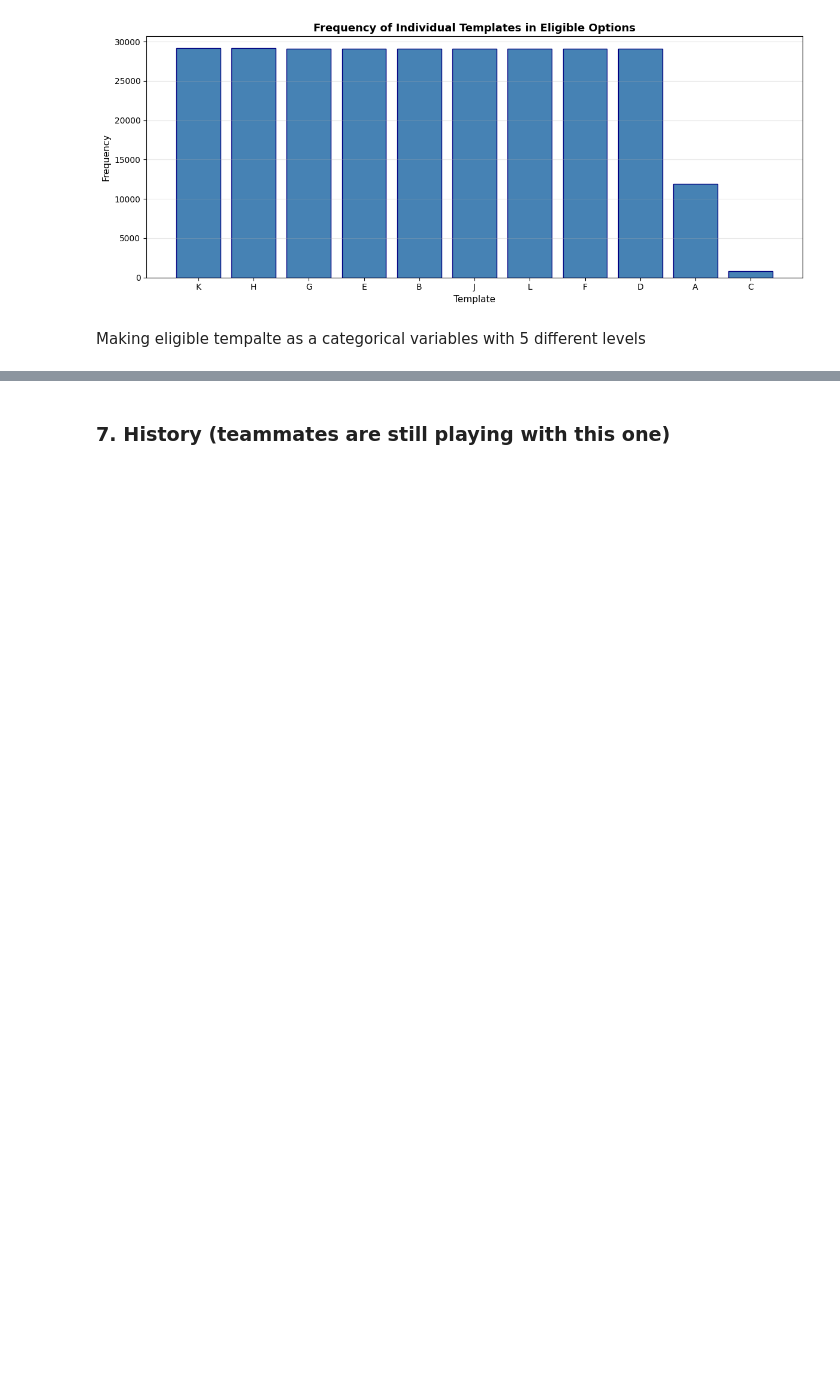
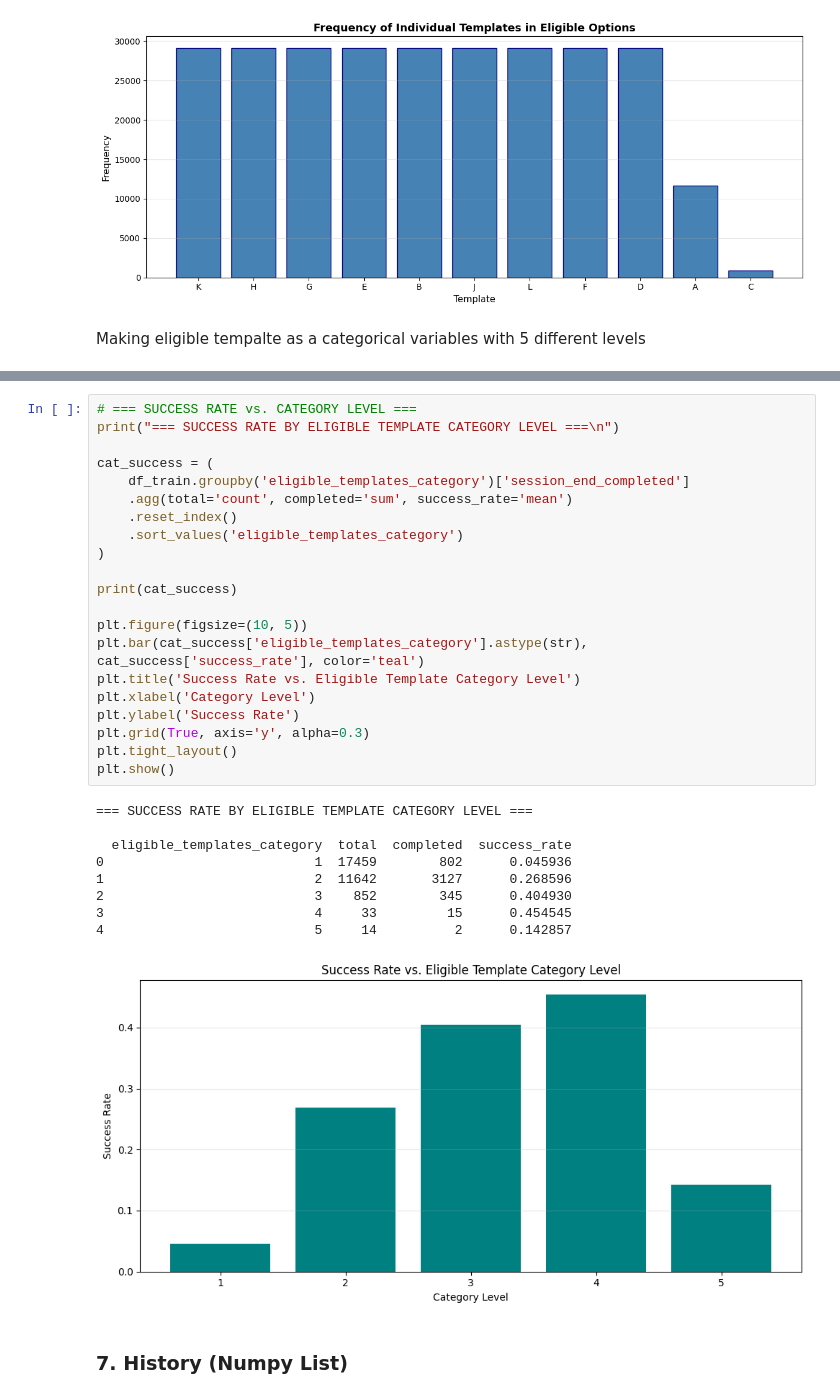
Before and after one commit to lab-hu/datathon-duolingo, a Jupyter notebook: analysis.ipynb, the cells around one changed output, grey strips where cells are left out. Saved outputs shown, nothing was run; the diff lists cells and outputs as text; blank space fills up the shorter version.

```diff
--- a/analysis.ipynb
+++ b/analysis.ipynb
@@ -1208,4 +1261,35 @@ Name: count, dtype: int64
 Data type: category
 Categories: [1, 2, 3, 4, 5]
+# %%
+# === SUCCESS RATE vs. CATEGORY LEVEL ===
+print("=== SUCCESS RATE BY ELIGIBLE TEMPLATE CATEGORY LEVEL ===\n")
+
+cat_success = (
+    df_train.groupby('eligible_templates_category')['session_end_completed']
+    .agg(total='count', completed='sum', success_rate='mean')
+    .reset_index()
+    .sort_values('eligible_templates_category')
+)
+
+print(cat_success)
+
+plt.figure(figsize=(10, 5))
+plt.bar(cat_success['eligible_templates_category'].astype(str), cat_success['success_rate'], color='teal')
+plt.title('Success Rate vs. Eligible Template Category Level')
+plt.xlabel('Category Level')
+plt.ylabel('Success Rate')
+plt.grid(True, axis='y', alpha=0.3)
+plt.tight_layout()
+plt.show()
+# %% [output]
+=== SUCCESS RATE BY ELIGIBLE TEMPLATE CATEGORY LEVEL ===
+
+  eligible_templates_category  total  completed  success_rate
+0                           1  17459        802      0.045936
+1                           2  11642       3127      0.268596
+2                           3    852        345      0.404930
+3                           4     33         15      0.454545
+4                           5     14          2      0.142857
+[figure, added]
 # %% [markdown]
-### 7. History (teammates are still playing with this one)
+### 7. History (Numpy List)
```
Also changed, not shown: parts of 30 cells of this notebook.
